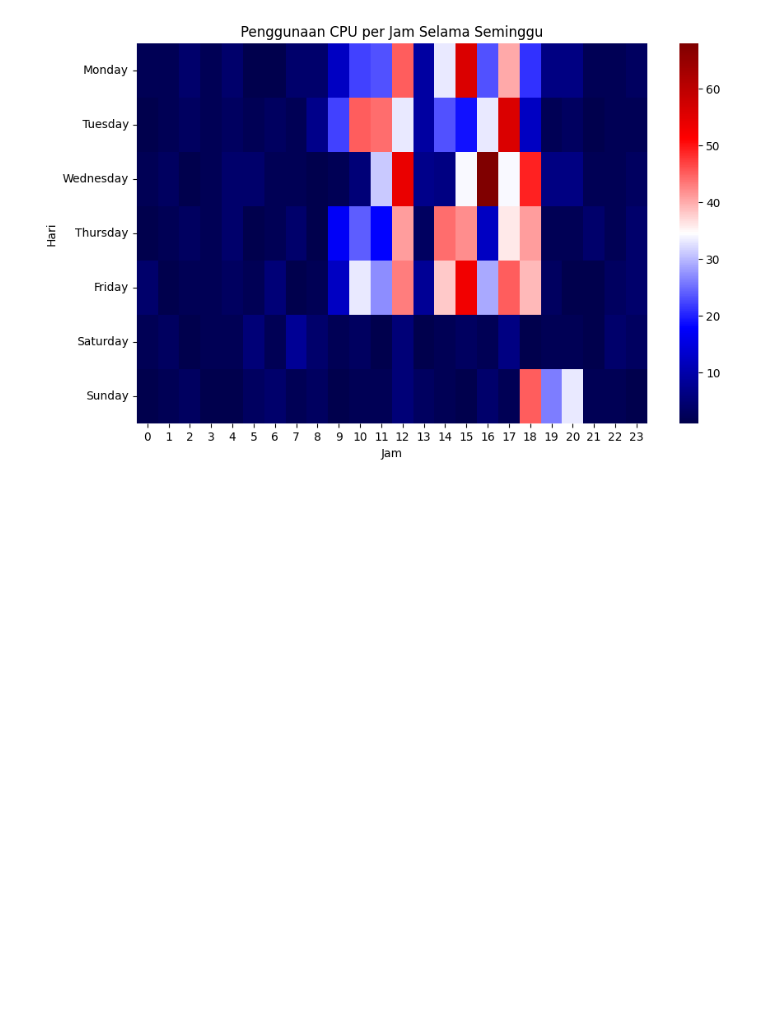
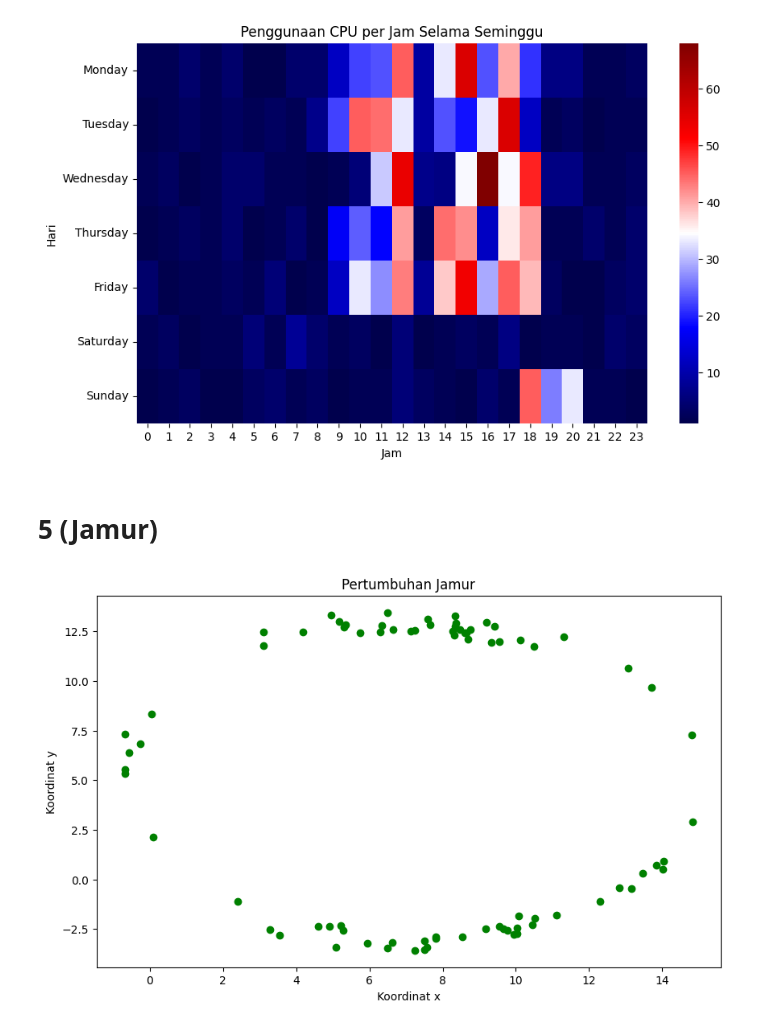
Before and after one commit to RendiZein/KJAI, a Jupyter notebook: Kunci Jawaban.ipynb, the cells around one changed output. Drawn from its saved outputs; the diff is of its cells as text; code cells hidden in the pictures; blank space fills up the shorter version.

```diff
--- a/Kunci Jawaban.ipynb
+++ b/Kunci Jawaban.ipynb
@@ -89,3 +115,33 @@ plt.ylabel('Hari')
 plt.show()
 # %% [output]
 [figure]
+# %% [markdown]
+# 5 (Jamur)
+# %%
+x = [4.61, 5.08, 5.18, 7.82, 10.46, 7.66, 7.6, 9.32, 14.04, 9.95,
+4.95, 7.23, 5.21, 8.64, 10.08, 8.32, 12.83, 7.51, 7.82, 6.29, 0.04, 6.62,
+13.16, 6.34, 0.09, 10.04, 13.06, 9.54, 11.32, 7.12, -0.67,10.5, 8.37, 7.24,
+9.18, 10.12, 12.29, 8.53, 11.11, 9.65, 9.42, 8.61,-0.67, 5.94, 6.49,
+7.57, 3.11, 8.7, 5.28, 8.28, 9.55, 8.33, 13.7, 6.65, 2.4, 3.54, 9.19, 7.51,
+-0.68, 8.47, 14.82, 5.31, 14.01, 8.75, -0.57, 5.35,10.51, 3.11, -0.26
+,5.74, 8.33, 6.5, 13.85, 9.78, 4.91, 4.19, 14.8, 10.04, 13.47, 3.28]
+
+y = [-2.36, -3.41, 13.01, -2.91, -2.28, 12.83, 13.13, 11.94, 0.93, -2.76, 13.31,
+-3.57, -2.33, 12.43, -1.83, 12.32, -0.42, -3.08, -2.98, 12.46, 8.34, -3.19,
+-0.47, 12.78, 2.12, -2.72, 10.64, 11.98, 12.21, 12.52, 5.53, 11.72, 12.91,
+12.56, -2.49, 12.08, -1.09, -2.89, -1.78, -2.47, 12.77, 12.41,
+5.33, -3.23, 13.45, -3.41, 12.46, 12.1, -2.56, 12.51, -2.37, 12.76, 9.69, 12.59,
+-1.12, -2.8, 12.94, -3.55, 7.33, 12.59, 2.92, 12.7, 0.5, 12.57, 6.39, 12.84,
+-1.95, 11.76, 6.82, 12.44, 13.28, -3.46, 0.7, -2.55, -2.37, 12.48, 7.26, -2.45, 0.31, -2.51]
+
+# Membuat Scatter Plot
+plt.figure(figsize=(10,6))
+plt.scatter(x, y, color='green')
+
+# Menampilkan Grafik
+plt.title('Pertumbuhan Jamur')
+plt.xlabel('Koordinat x')
+plt.ylabel('Koordinat y')
+plt.show()
+# %% [output]
+[figure, added]
```
Also changed, not shown: parts of 5 cells of this notebook.
